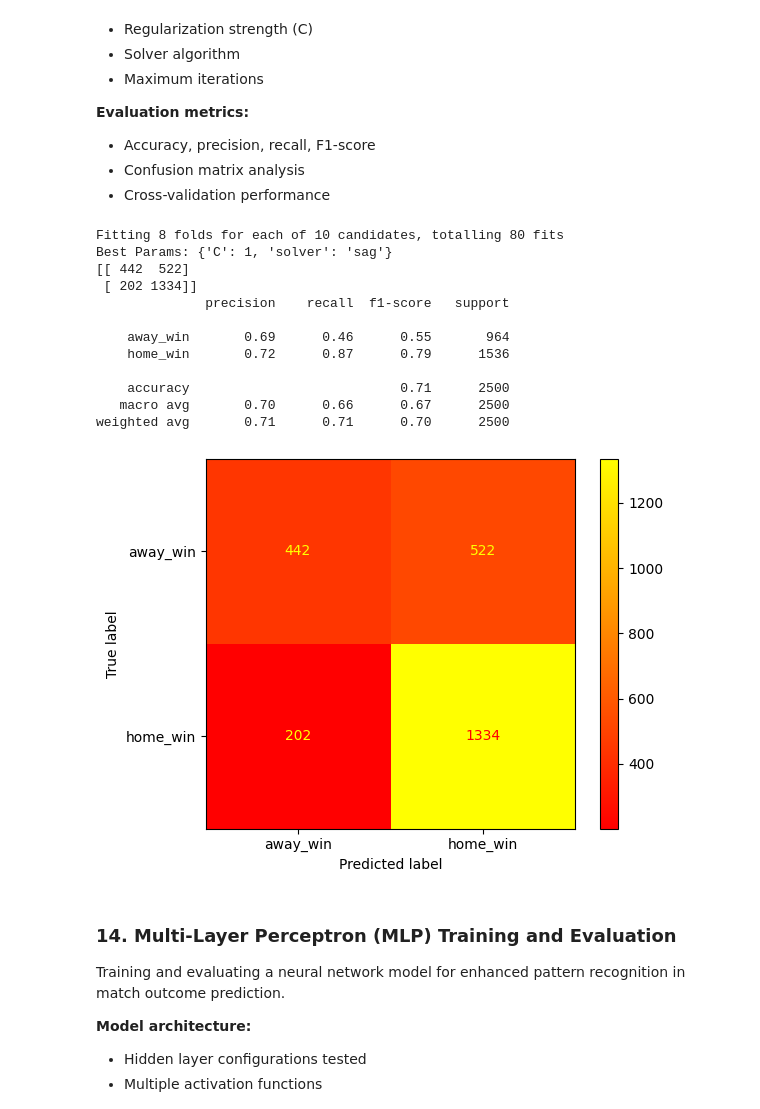
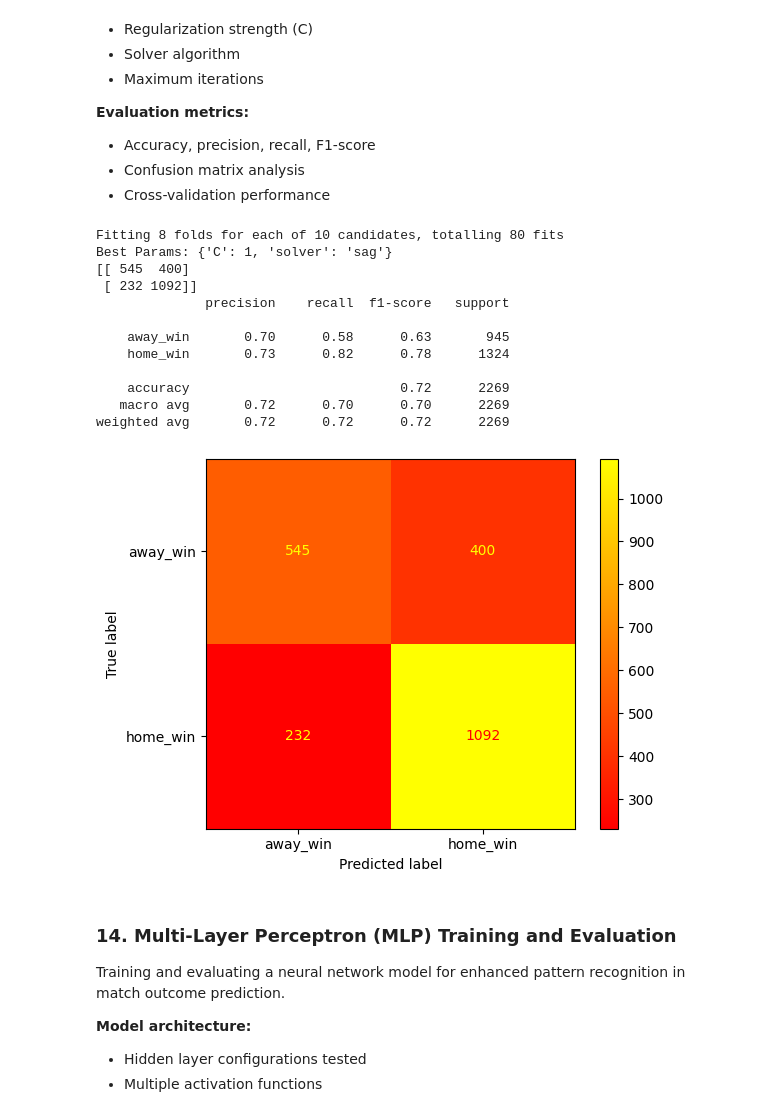
Before and after one commit to IU-Capstone-Project-2025/GoalSight, a Jupyter notebook: notebooks/ML_part_data.ipynb, the cells around one changed output. Cells and saved outputs as stored; diff of their text form; code cells hidden in the pictures.

Commit message:
fix of model

```diff
--- a/notebooks/ML_part_data.ipynb
+++ b/notebooks/ML_part_data.ipynb
@@ -480,23 +492,10 @@ Verifying that all required features for model training are available in the cle
 - Target labels
 - No missing critical features
 # %%
-all_features = [
-    'home_buildUpPlaySpeed', 'home_buildUpPlayPassing', 'home_chanceCreationPassing',
-    'home_chanceCreationCrossing', 'home_chanceCreationShooting', 'home_defencePressure',
-    'home_defenceAggression', 'home_defenceTeamWidth',
-    'away_buildUpPlaySpeed', 'away_buildUpPlayPassing', 'away_chanceCreationPassing',
-    'away_chanceCreationCrossing', 'away_chanceCreationShooting', 'away_defencePressure',
-    'away_defenceAggression', 'away_defenceTeamWidth', 'result_label','B365H', 'B365D', 'B365A'
-]
-available_features = [f for f in all_features if f in dropped_df]
-missing_features = [f for f in all_features if f not in dropped_df]
+data = pd.read_csv('final_data.csv')
+print(data.head())
+print(data.columns.tolist())
+print(data.dtypes)
 
-print(f"Total requested attributes: {len(all_features)}")
-print(f"Available features: {len(available_features)}")
-print(f"Missing features: {len(missing_features)}")
-
-if missing_features:
-    print(f"Top 10 missing features: {missing_features[:10]}")
-
-print(dropped_df.head())
+all_features = ['result', 'date', 'away_win_odd', 'home_win_odd', 'away_avg_age', 'away_goal_avg_last_5', 'away_avg_shots_on_target_last_5', 'away_avg_xG_last_5', 'away_avg_xGA_last_5', 'away_days_since_last_game', 'away_elo_rating', 'away_glicko2_rating', 'away_market_value', 'away_matches_14_days', 'away_rd', 'away_volatility', 'home_avg_age', 'home_goal_avg_last_5', 'home_avg_shots_on_target_last_5', 'home_avg_xG_last_5', 'home_avg_xGA_last_5', 'home_days_since_last_game', 'home_elo_rating', 'home_glicko2_rating', 'home_market_value', 'home_matches_14_days', 'home_rd', 'home_volatility', 'league_strength_away', 'league_strength_home', 'team_strength_away', 'team_strength_home', 'home_wins_last_5', 'away_wins_last_5', 'home_losses_last_5', 'away_losses_last_5', 'home_draws_last_5', 'away_draws_last_5', 'home_att_vs_diff', 'away_att_vs_diff']
 # %% [output]
@@ -533,7 +532,8 @@ Implementing comprehensive preprocessing pipeline including:
 - Feature decorrelation
 - Prevents overfitting
 # %%
-final_df = dropped_df[all_features + ['date']].dropna().reset_index(drop=True)
+data = data[data['result'] != 'D'].reset_index(drop=True)
+final_df = data[all_features].dropna().reset_index(drop=True)
 final_df['date'] = pd.to_datetime(final_df['date'])
 min_date = final_df['date'].min()
 max_date = final_df['date'].max()
@@ -543,8 +543,8 @@ date_range = (max_date - min_date).days
 weights = 1 + (final_df['date'] - min_date).dt.days / date_range
 sample_weights = weights.values
 
-y = final_df['result_label'].map({'home_win': 1, 'away_win': 0}).values
-X_df = final_df.drop(columns=['result_label', 'date'])
+y = final_df['result'].map({'H': 1, 'A': 0}).values
+X_df = final_df.drop(columns=['result', 'date'])
 X = X_df.values
 
 X_train, X_temp, y_train, y_temp, weights_train, weights_temp = train_test_split(
@@ -557,7 +557,7 @@ X_val, X_test, y_val, y_test, weights_val, weights_test = train_test_split(
 # PCA pipeline
 preprocessor = Pipeline([
     ('scaler', StandardScaler()),
-    ('pca', PCA(n_components=10))
+    ('pca', PCA(n_components=32))
 ])
 
 X_train_processed = preprocessor.fit_transform(X_train)
@@ -565,7 +565,7 @@ X_val_processed = preprocessor.transform(X_val)
 X_test_processed = preprocessor.transform(X_test)
 
 print(f"The size of the training sample after PCA: {X_train_processed.shape}")
-print(f"The variance explained by the first 10 components: {sum(preprocessor.named_steps['pca'].explained_variance_ratio_):.2f}")
+print(f"The variance explained by the first 32 components: {sum(preprocessor.named_steps['pca'].explained_variance_ratio_):.2f}")
 
 pd.DataFrame(X_test_processed).to_csv('../backend/goalsight/predictions/tests/test_data/X_test.csv', index=False)
 pd.DataFrame(y_test, columns=['result_label']).to_csv('../backend/goalsight/predictions/tests/test_data/y_test.csv', index=False)
@@ -639,44 +624,46 @@ cm = confusion_matrix(y_test, y_pred)
 print(cm)
 print(classification_report(y_test, y_pred, target_names=['away_win','home_win']))
 ConfusionMatrixDisplay(cm, display_labels=['away_win','home_win']).plot(cmap='autumn')
 
 with open('../backend/goalsight/ml_models/model.pkl', 'wb') as f:
     pickle.dump(best_clf, f)
 
 metrics = {
     'cv_accuracy': scores.mean(),
     'cv_std': scores.std(),
     **classification_report(y_test, y_pred, output_dict=True)
 }
 
 metrics_path = '../backend/goalsight/ml_models/metrics.json'
 with open(metrics_path, 'w') as f:
     json.dump(metrics, f, indent=2)
 
 with open('../backend/goalsight/ml_models/preprocessor.pkl', 'wb') as f:
     pickle.dump(preprocessor, f)
 
-feature_list = [f for f in available_features if f != 'result_label']
-with open('features.json', 'w') as f:
+features_path = '../backend/goalsight/ml_models/features.json'
+feature_list = [f for f in all_features if (f != 'result' and f != 'date')]
+with open(features_path, 'w') as f:
     json.dump(feature_list, f)
 
+class_mapping_path = '../backend/goalsight/ml_models/class_mapping.json'
 class_mapping = {"non_win": 0,"home_win": 1}
-with open('class_mapping.json', 'w') as f:
+with open(class_mapping_path, 'w') as f:
     json.dump(class_mapping, f)
 # %% [output]
 Fitting 8 folds for each of 10 candidates, totalling 80 fits
 Best Params: {'C': 1, 'solver': 'sag'}
-[[ 442  522]
- [ 202 1334]]
+[[ 545  400]
+ [ 232 1092]]
               precision    recall  f1-score   support
 
-    away_win       0.69      0.46      0.55       964
-    home_win       0.72      0.87      0.79      1536
+    away_win       0.70      0.58      0.63       945
+    home_win       0.73      0.82      0.78      1324
 
-    accuracy                           0.71      2500
-   macro avg       0.70      0.66      0.67      2500
-weighted avg       0.71      0.71      0.70      2500
+    accuracy                           0.72      2269
+   macro avg       0.72      0.70      0.70      2269
+weighted avg       0.72      0.72      0.72      2269
-[figure, old version]
+[figure, new version]
 # %% [markdown]
 ### 14. Multi-Layer Perceptron (MLP) Training and Evaluation
 Training and evaluating a neural network model for enhanced pattern recognition in match outcome prediction.
```
Also changed, not shown: parts of 3 cells of this notebook, 9 other files.
